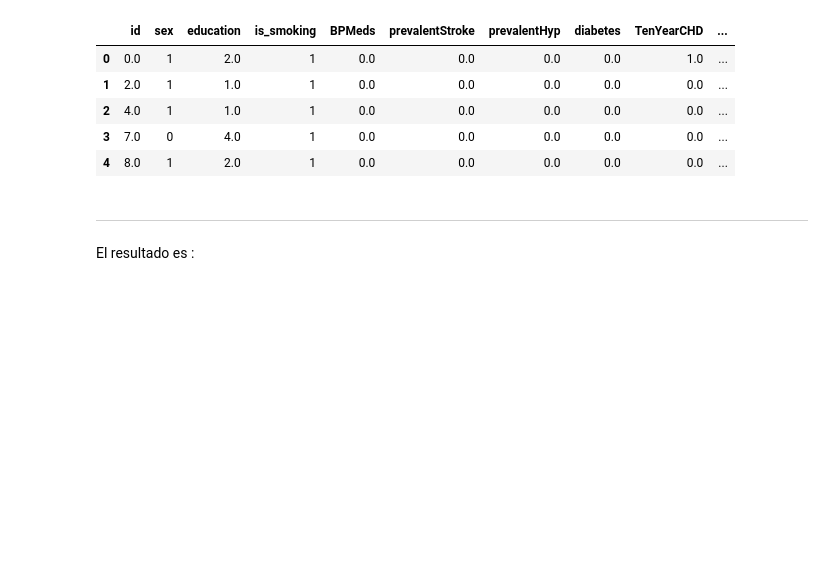
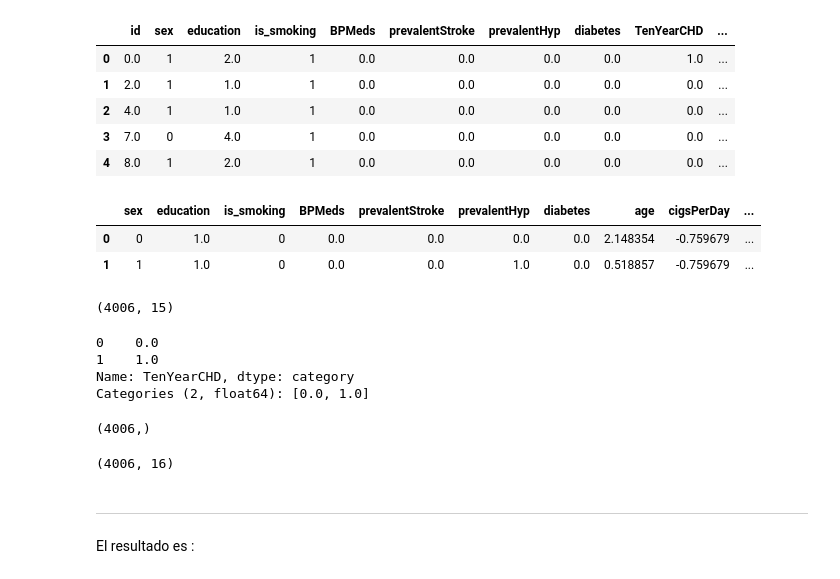
Before and after one commit to Adalab/DA-modulo-3-sprint-1-ana-anak, a Jupyter notebook: regresion-logistica/02-RLOG_Preprocesado.ipynb, the cells around one changed output. Drawn from its saved outputs; the diff is of its cells as text; code cells hidden in the pictures; blank space fills up the shorter version.

```diff
--- a/regresion-logistica/02-RLOG_Preprocesado.ipynb
+++ b/regresion-logistica/02-RLOG_Preprocesado.ipynb
@@ -249,6 +277,8 @@ df.head()
 | 2 | 4.0 | 1 | 1.0 | 1 | 0.0 | 0.0 | 0.0 | 0.0 | 0.0 | ... |
 | 3 | 7.0 | 0 | 4.0 | 1 | 0.0 | 0.0 | 0.0 | 0.0 | 0.0 | ... |
 | 4 | 8.0 | 1 | 2.0 | 1 | 0.0 | 0.0 | 0.0 | 0.0 | 0.0 | ... |
+# %%
+df.drop('id', axis=1, inplace=True)
 # %%
 # para aplicar este método lo primero que tenemos que hacer es separar en X e y y en train y test como aprendimos en la lecciones de
 #regresion lineal
@@ -264,3 +294,29 @@ os_us = SMOTETomek()
 
 # ajustamos el modelo
 X_train_res, y_train_res = os_us.fit_resample(X_train, y_train)
+# %%
+X_train_res.head(2)
+# %% [output]
+|  | sex | education | is_smoking | BPMeds | prevalentStroke | prevalentHyp | diabetes | age | cigsPerDay | ... |
+| 0 | 0 | 1.0 | 0 | 0.0 | 0.0 | 0.0 | 0.0 | 2.148354 | -0.759679 | ... |
+| 1 | 1 | 1.0 | 0 | 0.0 | 0.0 | 1.0 | 0.0 | 0.518857 | -0.759679 | ... |
+# %%
+X_train_res.shape
+# %% [output]
+(4006, 15)
+# %%
+y_train_res.head(2)
+# %% [output]
+0    0.0
+1    1.0
+Name: TenYearCHD, dtype: category
+Categories (2, float64): [0.0, 1.0]
+# %%
+y_train_res.shape
+# %% [output]
+(4006,)
+# %%
+df_est_bal_cod=pd.concat([X_train_res, y_train_res],axis=1)
+df_est_bal_cod.shape
+# %% [output]
+(4006, 16)
```
Also changed, not shown: parts of 7 cells of this notebook, 5 other files.
